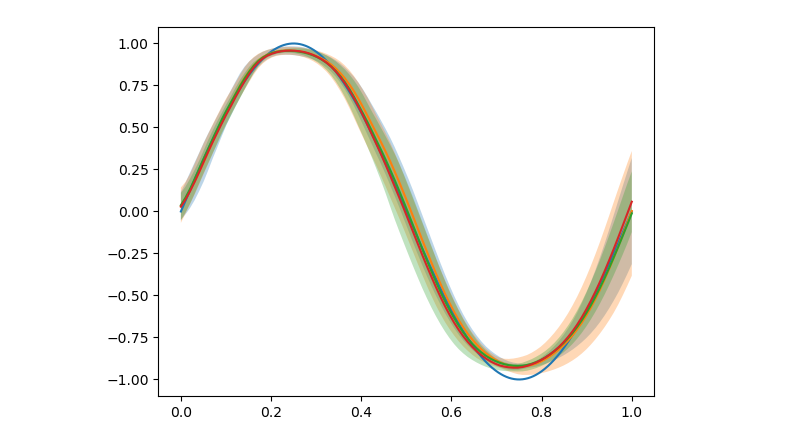
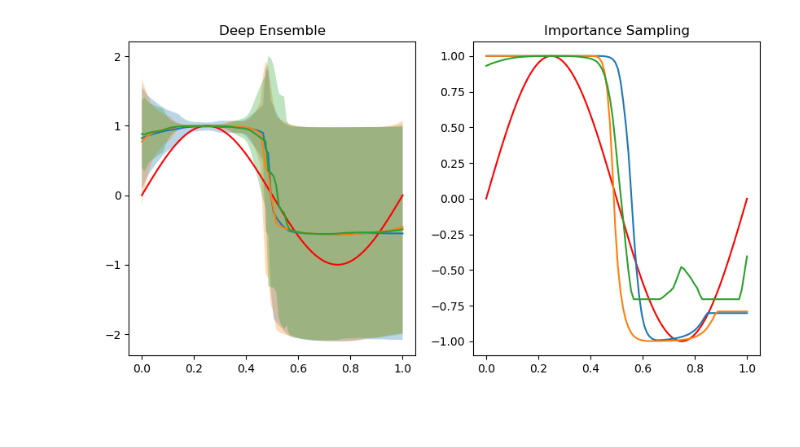
Before and after one commit to TheoHanon/NeuralFlow, a Jupyter notebook: test.ipynb, the cells around one changed output. Drawn from its saved outputs; the diff is of its cells as text; code cells hidden in the pictures; blank space fills up the shorter version.

```diff
--- a/test.ipynb
+++ b/test.ipynb
@@ -19,7 +19,7 @@ parallel_model = ParallelModel(base_model, 10)
 flow = Flow(
     prior = None,
     likelihood_std=0.1,
-    k=0.01,
+    k=1.0,
     n_epochs_recorded= 5
 )
 # %%
@@ -27,8 +27,7 @@ X_train = tf.cast(np.linspace(0, 1, 1000).reshape(-1, 1), tf.float32)
 y_train = tf.cast(np.sin(X_train * 2 * np.pi).reshape(-1, 1), tf.float32)
 # %%
 flow.compile(
-    optimizer=tf.keras.optimizers.Adam(0.01),
-    lr = 0.01,
+    optimizer=tf.keras.optimizers.Adam(0.001),
     metrics=['accuracy']
 )
 
@@ -37,7 +36,7 @@ deep_ensemble = flow.flow(
     x = X_train,
     y = y_train,
     batch_size = 128,
-    epochs=50,
+    epochs=100,
     estimator = "deep_ensemble")
 # %%
 importance_sampling = flow.get_estimator("importance_sampling")
@@ -48,17 +47,19 @@ mean_IS, var_IS = importance_sampling(x_pred.reshape(-1, 1))
 # %%
 import matplotlib.pyplot as plt
 
 
-fig, (ax1, ax2) = plt.subplots(1, 2)
+fig, (ax1, ax2) = plt.subplots(1, 2, figsize = (10, 5))
 # i=2
-ax1.plot(X_train, y_train, label='true')
-ax2.plot(X_train, y_train, label='true')
+ax1.plot(X_train, y_train, label='true', color = "red")
+ax2.plot(X_train, y_train, label='true', color = "red")
+ax1.set_title('Deep Ensemble')
+ax2.set_title('Importance Sampling')
 
 for i in range(0, len(mean_De), 2):
     ax1.plot(x_pred, mean_De[i])
     ax1.fill_between(x_pred, mean_De[i] - 1.96*np.sqrt(var_De[i]), mean_De[i] + 1.96*np.sqrt(var_De[i]), alpha = 0.3)
     ax2.plot(x_pred, mean_IS[i])
     ax2.fill_between(x_pred, mean_IS[i] - 1.96*np.sqrt(var_IS[i]), mean_IS[i] + 1.96*np.sqrt(var_IS[i]), alpha = 0.3)
 plt.show()
 # %% [output]
-[figure, old version]
+[figure, new version]
```
Also changed, not shown: 1 other file.
